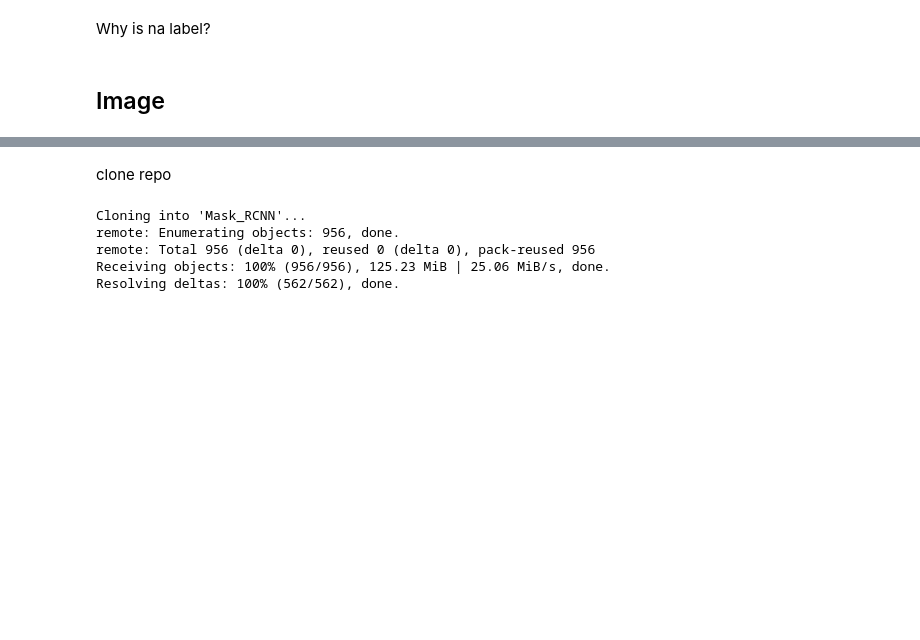
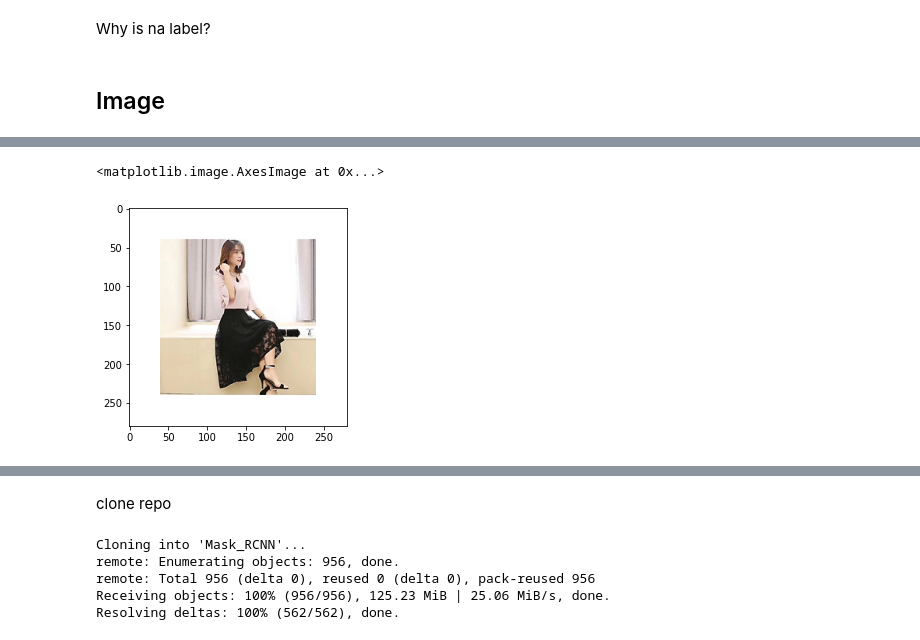
Before and after one commit to truongthuanr/transfer, a Jupyter notebook: 08_SSSMarket_truongthuan.ipynb, the cells around one changed output, grey strips where cells are left out. Drawn from its saved outputs; the diff is of its cells as text; code cells hidden in the pictures; blank space fills up the shorter version.

```diff
--- a/08_SSSMarket_truongthuan.ipynb
+++ b/08_SSSMarket_truongthuan.ipynb
@@ -132,0 +141,5 @@ for i in range(0,25):
+# %%
+imshow(img)
+# %% [output]
+<matplotlib.image.AxesImage at 0x...>
+[figure, added]
```
Also changed, not shown: parts of 13 cells of this notebook.
